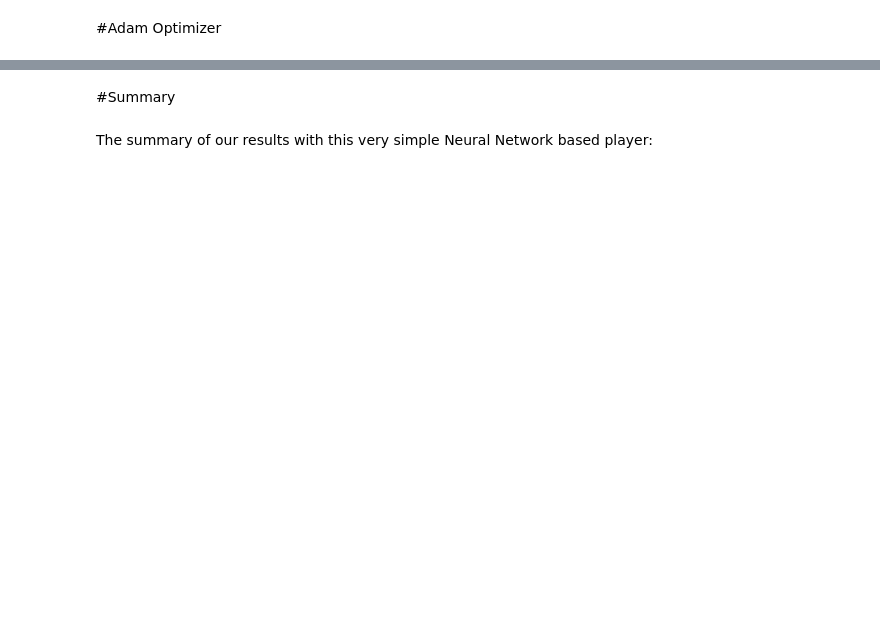
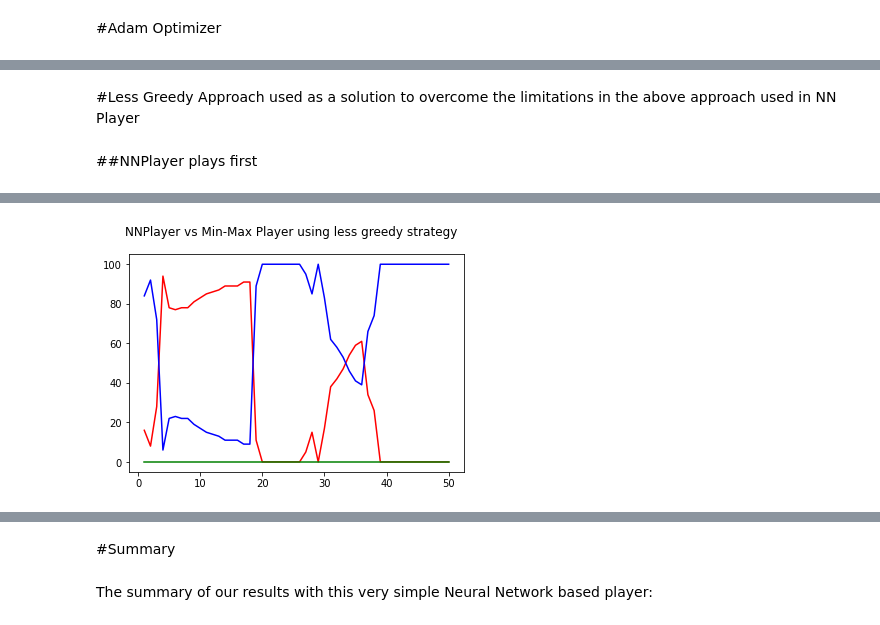
Before and after one commit to gayathrig269/CMPE260_Rfmt_Learning, a Jupyter notebook: Part3_Neural_Network_QLearning.ipynb, the cells around one changed output, grey strips where cells are left out. Drawn from its saved outputs; the diff is of its cells as text; code cells hidden in the pictures; blank space fills up the shorter version.

```diff
--- a/Part3_Neural_Network_QLearning.ipynb
+++ b/Part3_Neural_Network_QLearning.ipynb
@@ -1633,0 +574,32 @@ Which gives percentages of draws: 0.00%, Player 1 wins: 0.00%, and Player 2 wins
+# %% [markdown]
+#Less Greedy Approach used as a solution to overcome the limitations in the above approach used in NN Player
+# %% [markdown]
+##NNPlayer plays first
+# %%
+%matplotlib inline
+import tensorflow as tf
+import matplotlib.pyplot as plt
+
+from util import evaluate_players
+from TFSessionManager import TFSessionManager
+from RandomPlayer import RandomPlayer
+from EGreedyNNQPlayer import EGreedyNNQPlayer
+from MinMaxAgent import MinMaxAgent
+
+tf.reset_default_graph()
+
+nnplayer = EGreedyNNQPlayer("QLearner1", learning_rate=0.001, reward_discount=0.99, random_move_decrease=0.99)
+mm_player = MinMaxAgent()
+rndplayer = RandomPlayer()
+
+TFSessionManager.set_session(tf.Session())
+TFSessionManager.get_session().run(tf.global_variables_initializer())
+
+game_number, p1_wins, p2_wins, draws = evaluate_players(nnplayer, mm_player, num_battles=50,silent=True)
+
+p = plt.plot(game_number, draws, 'r-', game_number, p1_wins, 'g-', game_number, p2_wins, 'b-')
+
+plt.suptitle("NNPlayer vs Min-Max Player using less greedy strategy")
+plt.show()
+TFSessionManager.set_session(None)
+# %% [output]
@@ -1633,0 +611 @@ Which gives percentages of draws: 0.00%, Player 1 wins: 0.00%, and Player 2 wins
+[figure, added]
```
Also changed, not shown: parts of 33 cells of this notebook.
